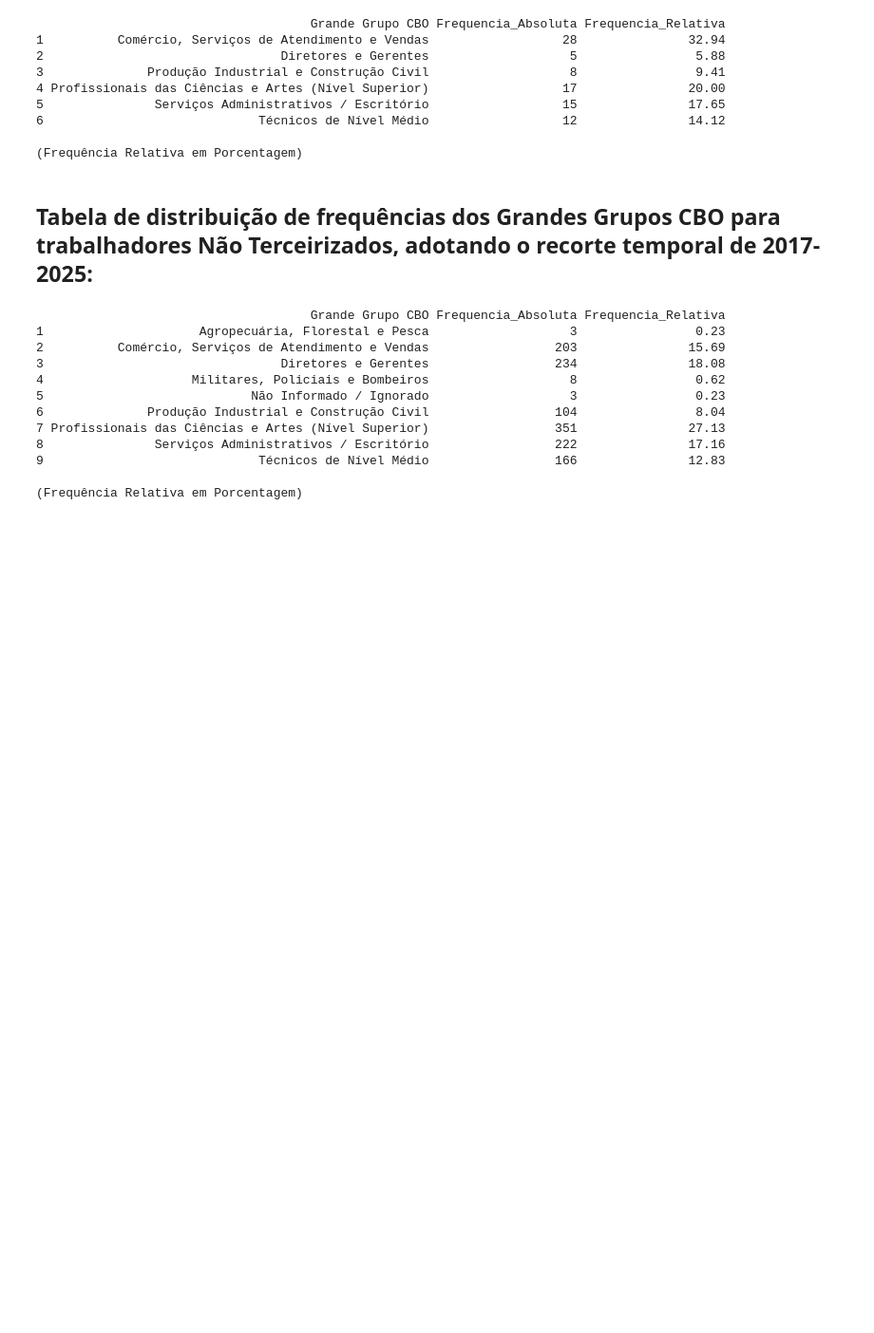
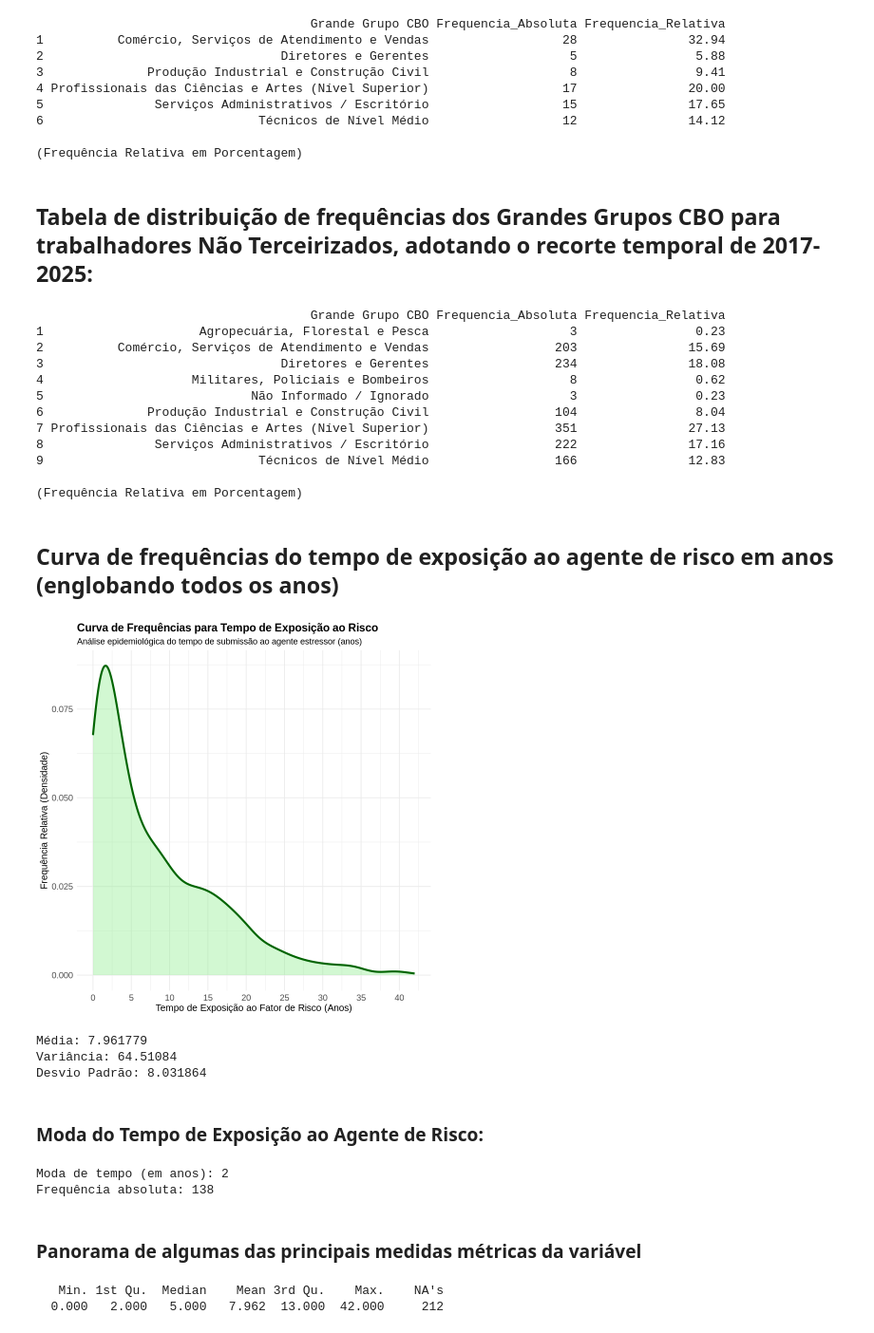
Before and after one commit to gabrielwai/Burnout-DataSUS, a Jupyter notebook: Burnout-DataSUS.ipynb, the cells around one changed output. Shown at 95% size. Cells and saved outputs as stored; diff of their text form; code cells hidden in the pictures; blank space fills up the shorter version.

Commit message:
feat: Adiciona cálculo de medidas de posição e dispersão à análise descritiva da variável TEMPO_EXPOSICAO_ANOS

```diff
--- a/Burnout-DataSUS.ipynb
+++ b/Burnout-DataSUS.ipynb
@@ -1231,3 +1231,80 @@ cat("\n(Frequência Relativa em Porcentagem)")
 9                             Técnicos de Nível Médio                 166               12.83
 
 (Frequência Relativa em Porcentagem)
+# %% [markdown]
+## **Curva de frequências do tempo de exposição ao agente de risco em anos (englobando todos os anos)**
+# %%
+library(ggplot2)
+library(dplyr)
+
+# 1. Filtra os dados de tempo de exposição válidos
+# (ajuste os filtros temporais se quiser focar em anos específicos como fez antes)
+dados_curva_tempo <- tabela_Burnout %>%
+  filter(!is.na(TEMPO_EXPOSICAO_ANOS) & TEMPO_EXPOSICAO_ANOS >= 0)
+
+# 2. Plota a curva de densidade pura
+ggplot(dados_curva_tempo, aes(x = TEMPO_EXPOSICAO_ANOS)) +
+  # Cria a área sombreada sob a curva
+  geom_density(
+    fill = "lightgreen",
+    color = "darkgreen",
+    alpha = 0.4,       # Transparência do preenchimento
+    linewidth = 1.2    # Espessura da linha da curva
+  ) +
+
+  # Customização dos eixos para melhor leitura (marcando de 5 em 5 anos)
+  scale_x_continuous(
+    breaks = seq(0, max(dados_curva_tempo$TEMPO_EXPOSICAO_ANOS, na.rm = TRUE), by = 5)
+  ) +
+
+  # Rótulos textuais profissionais
+  labs(
+    title = "Curva de Frequências para Tempo de Exposição ao Risco",
+    subtitle = "Análise epidemiológica do tempo de submissão ao agente estressor (anos)",
+    x = "Tempo de Exposição ao Fator de Risco (Anos)",
+    y = "Frequência Relativa (Densidade)"
+  ) +
+  theme_minimal() +
+  theme(
+    plot.title = element_text(face = "bold", size = 14),
+    axis.text = element_text(size = 11),
+    axis.title = element_text(size = 12)
+  )
+# %% [output]
+[figure, added]
+# %%
+cat("Média:",mean(tabela_Burnout$TEMPO_EXPOSICAO_ANOS, na.rm = TRUE))
+
+cat("\nVariância:",var(tabela_Burnout$TEMPO_EXPOSICAO_ANOS, na.rm = TRUE))
+
+cat("\nDesvio Padrão:",sd(tabela_Burnout$TEMPO_EXPOSICAO_ANOS, na.rm = TRUE))
+# %% [output]
+Média: 7.961779
+Variância: 64.51084
+Desvio Padrão: 8.031864
+# %% [markdown]
+### Moda do Tempo de Exposição ao Agente de Risco:
+# %%
+moda_tempo <- tabela_Burnout %>%
+  filter(!is.na(TEMPO_EXPOSICAO_ANOS)) %>%
+  # Conta quantas vezes cada tempo exato aparece
+  count(TEMPO_EXPOSICAO_ANOS) %>%
+  # Seleciona o(s) valor(es) com a maior contagem (n)
+  slice_max(n, n = 1) %>%
+  rename(
+    Moda_Tempo_Anos = TEMPO_EXPOSICAO_ANOS,
+    Frequencia_Absoluta = n
+  )
+#print(moda_tempo)
+cat("Moda de tempo (em anos):",moda_tempo$Moda_Tempo_Anos)
+cat("\nFrequência absoluta:",moda_tempo$Frequencia_Absoluta)
+# %% [output]
+Moda de tempo (em anos): 2
+Frequência absoluta: 138
+# %% [markdown]
+### Panorama de algumas das principais medidas métricas da variável
+# %%
+summary(tabela_Burnout$TEMPO_EXPOSICAO_ANOS)
+# %% [output]
+   Min. 1st Qu.  Median    Mean 3rd Qu.    Max.    NA's
+  0.000   2.000   5.000   7.962  13.000  42.000     212
```
Also changed, not shown: parts of 4 cells of this notebook.
